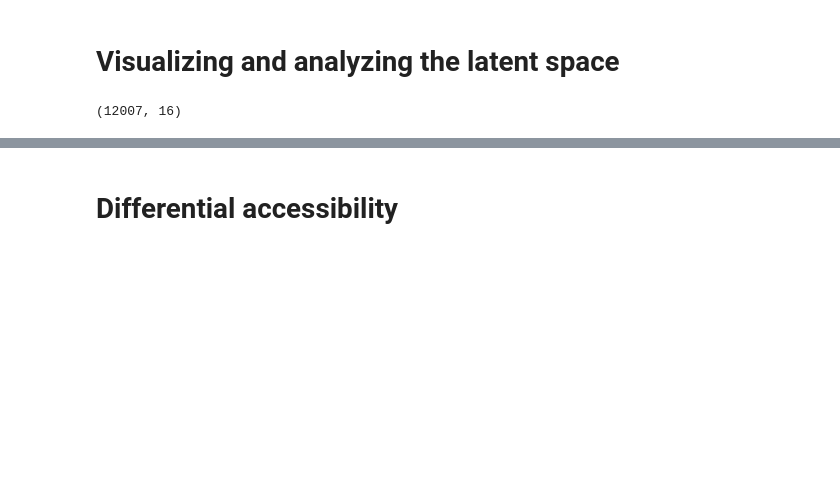
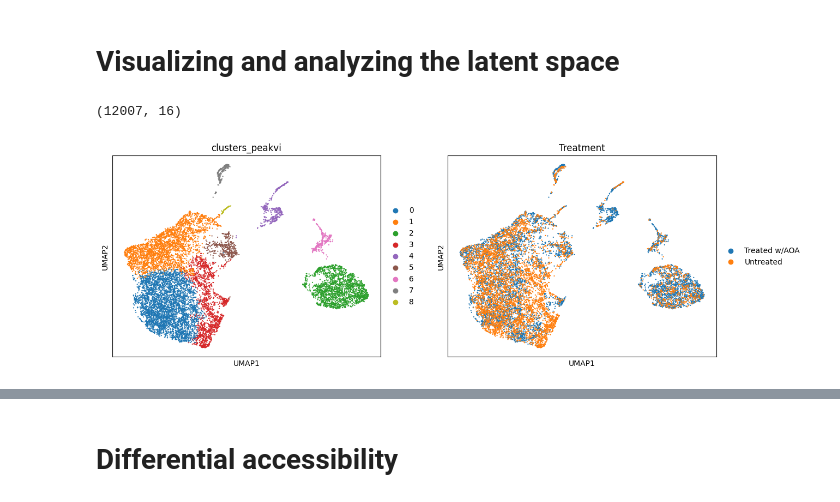
Before and after one commit to Droslj/scATAC-seq-complete-, a Jupyter notebook: scATAC_seq_(1)_scVI_exec.ipynb, the cells around one changed output, grey strips where cells are left out. Drawn from its saved outputs; the diff is of its cells as text; code cells hidden in the pictures; blank space fills up the shorter version.

```diff
--- a/scATAC_seq_(1)_scVI_exec.ipynb
+++ b/scATAC_seq_(1)_scVI_exec.ipynb
@@ -227,4 +227,6 @@ sc.tl.umap(adata, min_dist=0.2)
 # cluster the space (we use a lower resolution to get fewer clusters than the default)
 sc.tl.leiden(adata, key_added=PEAKVI_CLUSTERS_KEY, resolution=0.2)
 # %%
-sc.pl.umap(adata, color=PEAKVI_CLUSTERS_KEY)
+sc.pl.umap(adata, color=[PEAKVI_CLUSTERS_KEY, "Treatment"])
+# %% [output]
+[figure, added]
```
Also changed, not shown: parts of 5 cells of this notebook.
